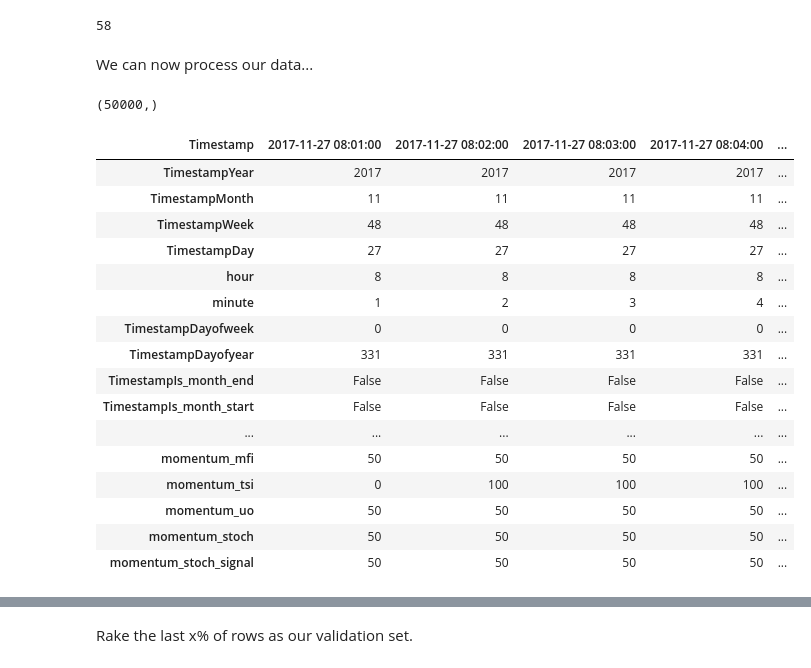
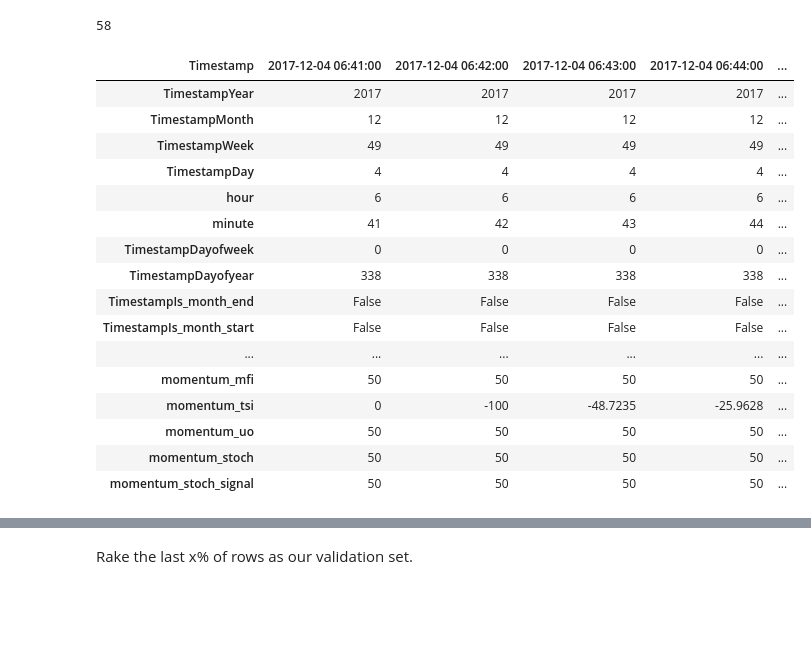
Before and after one commit to iaghidro/stock-predictor, a Jupyter notebook: notebook-files/binaryClassificationBTC.ipynb, the cells around one changed output, grey strips where cells are left out. Saved outputs shown, nothing was run; the diff lists cells and outputs as text; code cells hidden in the pictures; blank space fills up the shorter version.

```diff
--- a/notebook-files/binaryClassificationBTC.ipynb
+++ b/notebook-files/binaryClassificationBTC.ipynb
@@ -354,9 +437,9 @@ train = train[cat_vars+contin_vars+[dep]].copy()
 # , index
 # %%
 # test[dep] = 0
-test = test[cat_vars+contin_vars+[dep]].copy()
+p.test = p.test[cat_vars+contin_vars+[dep]].copy()
 # , index
 # %%
-for v in cat_vars: train[v] = train[v].astype('category').cat.as_ordered()
+for v in cat_vars: p.train[v] = p.train[v].astype('category').cat.as_ordered()
 #     todo: maybe change dep variable to category here for multiclass option
 # %%
@@ -364,34 +447,28 @@ apply_cats(test, train)
 # test
 # %%
 for v in contin_vars:
-    train[v] = train[v].astype('float32')
-    test[v] = test[v].astype('float32')
+    p.train[v] = p.train[v].astype('float32')
+    p.test[v] = p.test[v].astype('float32')
-# %% [markdown]
-We can now process our data...
 # %%
-df, y, nas, mapper = proc_df(train, dep, do_scale=True)
+df, y, nas, mapper = proc_df(p.train, dep, do_scale=True)
-# %%
-y.shape
-# %% [output]
-(50000,)
 # %%
-df_test, _, nas, mapper = proc_df(test, dep, do_scale=True, mapper=mapper, na_dict=nas)
-train.head(30).T.head(70)
+df_test, _, nas, mapper = proc_df(p.test, dep, do_scale=True, mapper=mapper, na_dict=nas)
+p.train.head(30).T.head(70)
 # %% [output]
-| Timestamp | 2017-11-27 08:01:00 | 2017-11-27 08:02:00 | 2017-11-27 08:03:00 | 2017-11-27 08:04:00 | ... |
+| Timestamp | 2017-12-04 06:41:00 | 2017-12-04 06:42:00 | 2017-12-04 06:43:00 | 2017-12-04 06:44:00 | ... |
 | TimestampYear | 2017 | 2017 | 2017 | 2017 | ... |
-| TimestampMonth | 11 | 11 | 11 | 11 | ... |
-| TimestampWeek | 48 | 48 | 48 | 48 | ... |
-| TimestampDay | 27 | 27 | 27 | 27 | ... |
-| hour | 8 | 8 | 8 | 8 | ... |
-| minute | 1 | 2 | 3 | 4 | ... |
+| TimestampMonth | 12 | 12 | 12 | 12 | ... |
+| TimestampWeek | 49 | 49 | 49 | 49 | ... |
+| TimestampDay | 4 | 4 | 4 | 4 | ... |
+| hour | 6 | 6 | 6 | 6 | ... |
+| minute | 41 | 42 | 43 | 44 | ... |
 | TimestampDayofweek | 0 | 0 | 0 | 0 | ... |
-| TimestampDayofyear | 331 | 331 | 331 | 331 | ... |
+| TimestampDayofyear | 338 | 338 | 338 | 338 | ... |
 | TimestampIs_month_end | False | False | False | False | ... |
 | TimestampIs_month_start | False | False | False | False | ... |
 | ... | ... | ... | ... | ... | ... |
 | momentum_mfi | 50 | 50 | 50 | 50 | ... |
-| momentum_tsi | 0 | 100 | 100 | 100 | ... |
+| momentum_tsi | 0 | -100 | -48.7235 | -25.9628 | ... |
 | momentum_uo | 50 | 50 | 50 | 50 | ... |
 | momentum_stoch | 50 | 50 | 50 | 50 | ... |
 | momentum_stoch_signal | 50 | 50 | 50 | 50 | ... |
```
Also changed, not shown: parts of 93 cells of this notebook, 3 other files.
